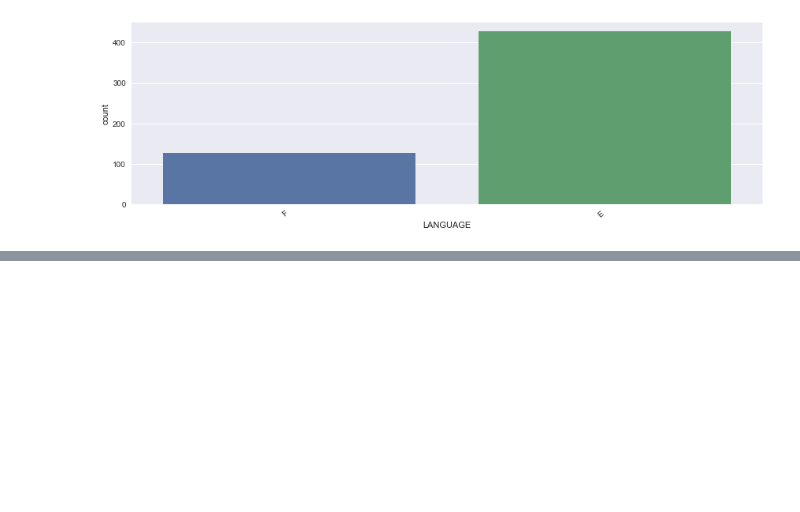
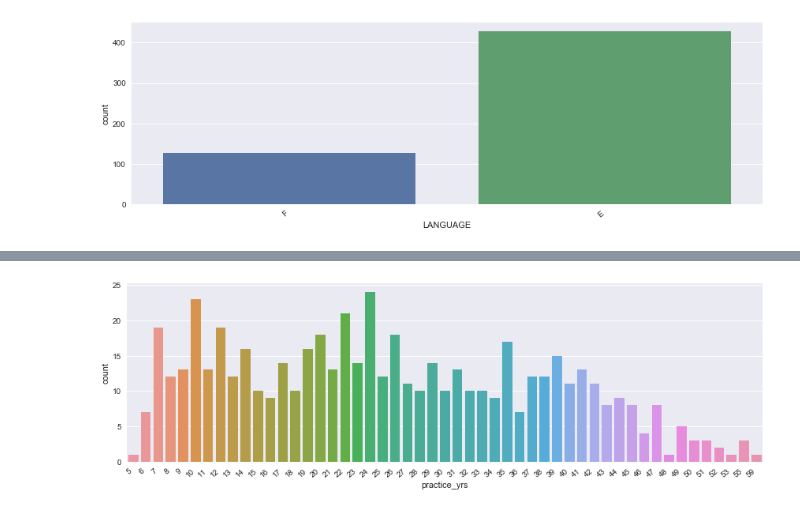
Before and after one commit to tanabymofrad/matte, a Jupyter notebook: analysis.ipynb, the cells around one changed output, grey strips where cells are left out. Saved outputs shown, nothing was run; the diff lists cells and outputs as text; code cells hidden in the pictures; blank space fills up the shorter version.

```diff
--- a/analysis.ipynb
+++ b/analysis.ipynb
@@ -99,0 +128,4 @@ plt.show()
+# %%
+graph_var('practice_yrs')
+# %% [output]
+[figure, added]
```
Also changed, not shown: parts of 7 cells of this notebook.
